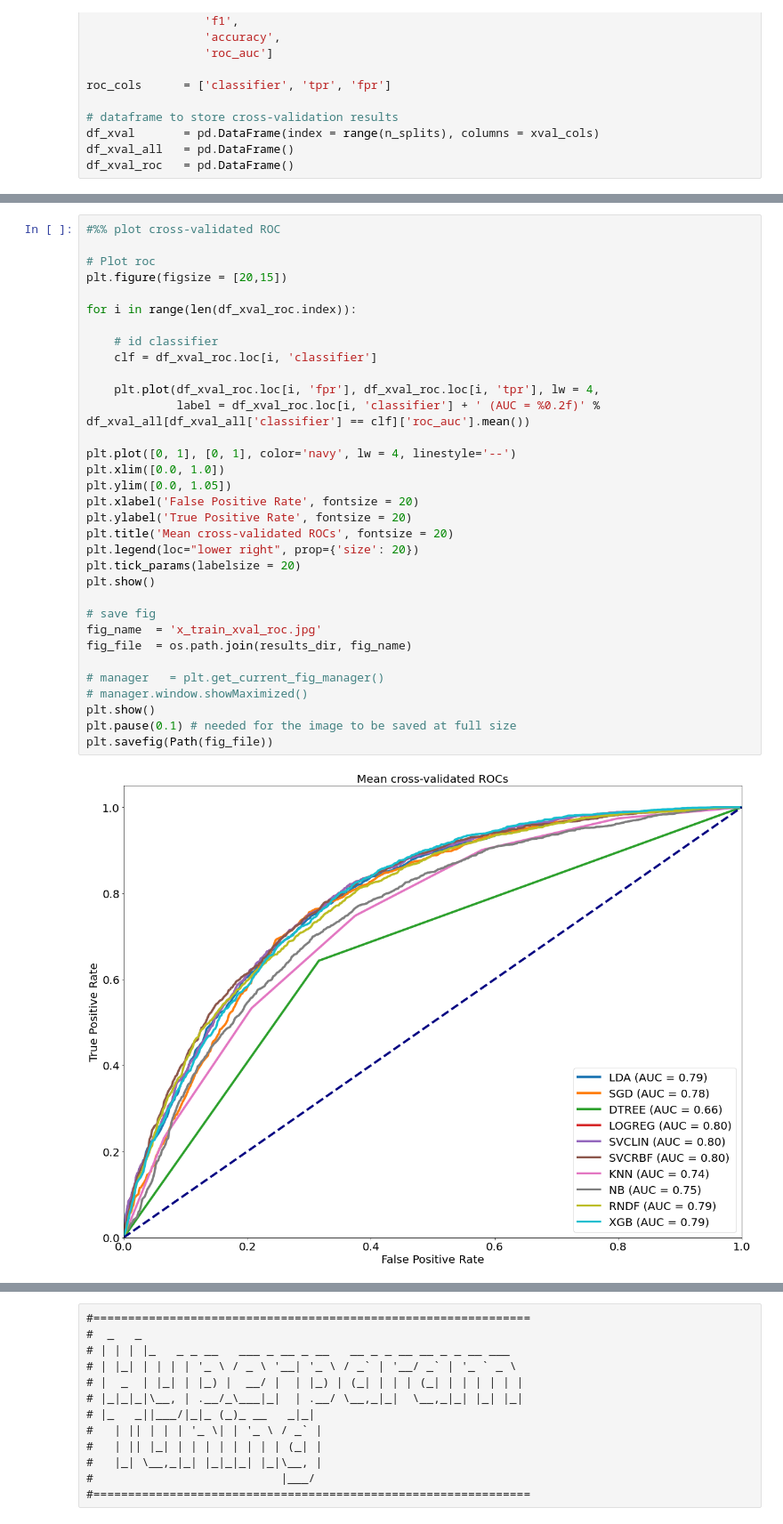
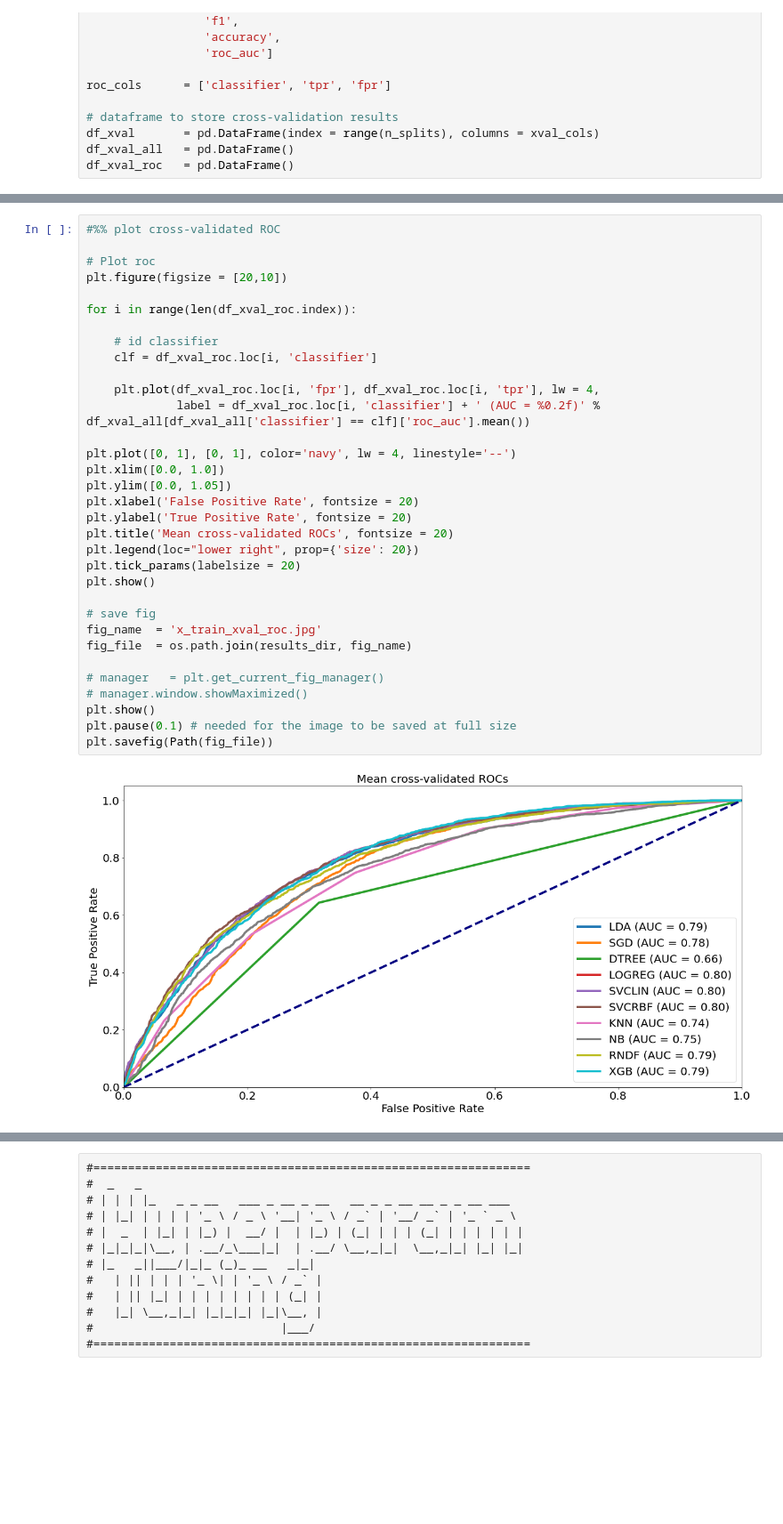
Before and after one commit to clairebrekken/CourseProject, a Jupyter notebook: jx_dev/dev.ipynb, the cells around one changed output, grey strips where cells are left out. Shown: that part at 89% size. Cells and saved outputs as stored; diff of their text form; blank space fills up the shorter version.

```diff
--- a/jx_dev/dev.ipynb
+++ b/jx_dev/dev.ipynb
@@ -645,37 +629,37 @@ plt.savefig(Path(fig_file))
 #%% plot cross-validated ROC
 
 # Plot roc
-plt.figure(figsize = [20,15])
+plt.figure(figsize = [20,10])
 
 for i in range(len(df_xval_roc.index)):
 
     # id classifier
     clf = df_xval_roc.loc[i, 'classifier']
 
     plt.plot(df_xval_roc.loc[i, 'fpr'], df_xval_roc.loc[i, 'tpr'], lw = 4,
              label = df_xval_roc.loc[i, 'classifier'] + ' (AUC = %0.2f)' % df_xval_all[df_xval_all['classifier'] == clf]['roc_auc'].mean())
 
 plt.plot([0, 1], [0, 1], color='navy', lw = 4, linestyle='--')
 plt.xlim([0.0, 1.0])
 plt.ylim([0.0, 1.05])
 plt.xlabel('False Positive Rate', fontsize = 20)
 plt.ylabel('True Positive Rate', fontsize = 20)
 plt.title('Mean cross-validated ROCs', fontsize = 20)
 plt.legend(loc="lower right", prop={'size': 20})
 plt.tick_params(labelsize = 20)
 plt.show()
 
 # save fig
 fig_name  = 'x_train_xval_roc.jpg'
 fig_file  = os.path.join(results_dir, fig_name)
 
 # manager   = plt.get_current_fig_manager()
 # manager.window.showMaximized()
 plt.show()
 plt.pause(0.1) # needed for the image to be saved at full size
 plt.savefig(Path(fig_file))
 # %% [output]
-[figure, old version]
+[figure, new version]
 <Figure size 432x288 with 0 Axes>
 # %% [raw]
 #===============================================================
```
Also changed, not shown: parts of 24 cells of this notebook, 13 other files.
